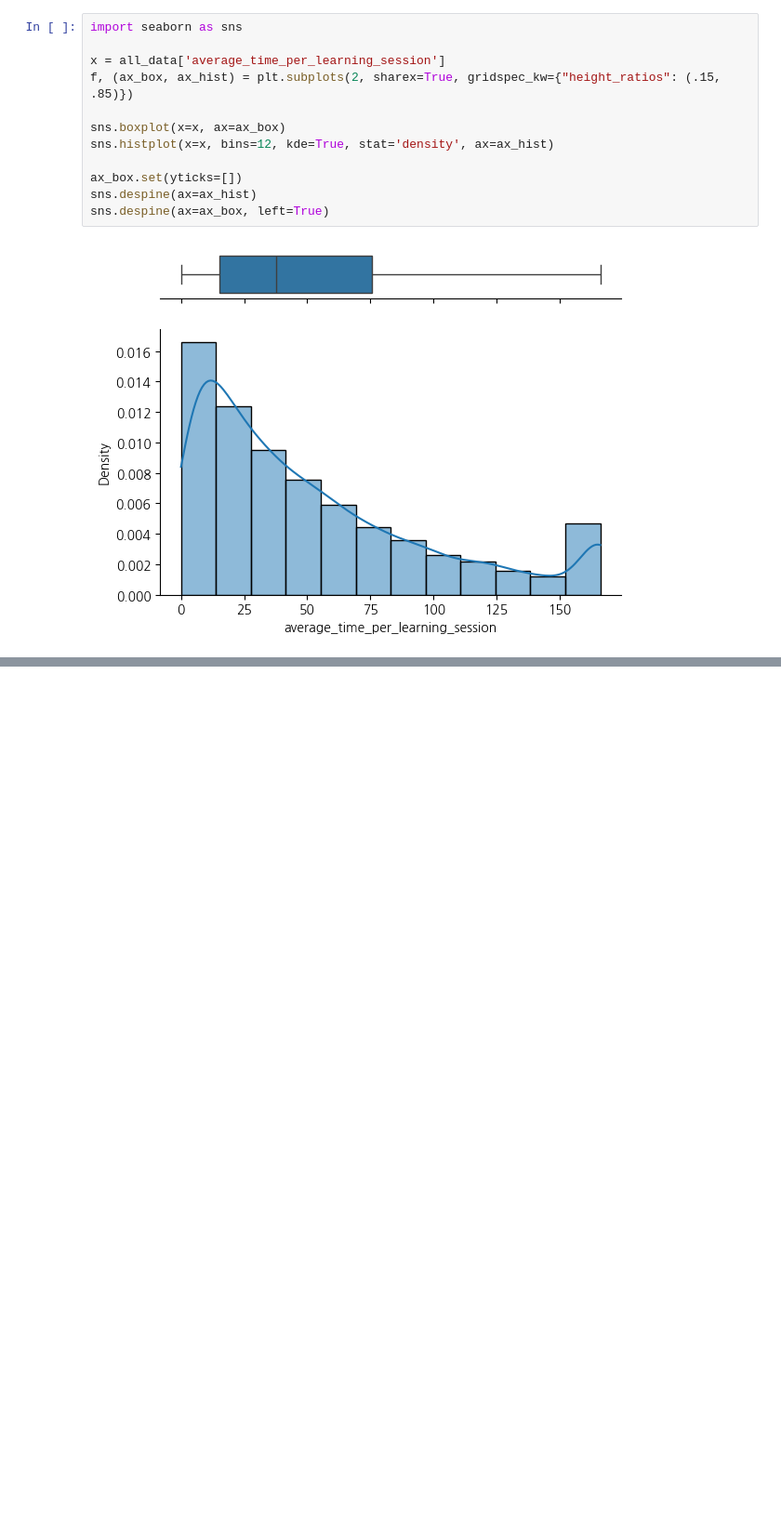
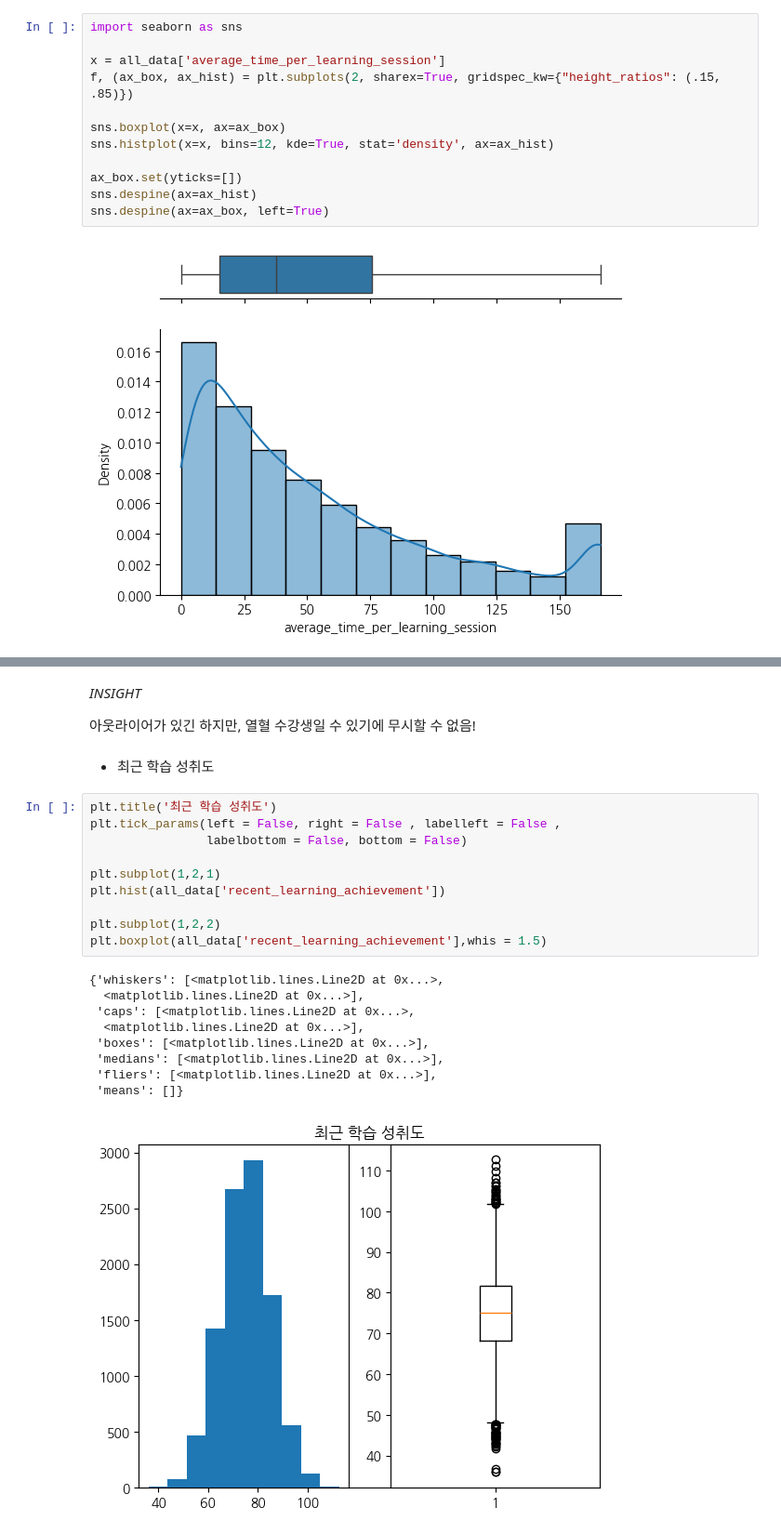
Before and after one commit to bobo-0/WASSUP4, a Jupyter notebook: 05_Data_Analysis/DA_Mini_Project.ipynb, the cells around one changed output, grey strips where cells are left out. Shown at 93% size. Drawn from its saved outputs; the diff is of its cells as text; blank space fills up the shorter version.

```diff
--- a/05_Data_Analysis/DA_Mini_Project.ipynb
+++ b/05_Data_Analysis/DA_Mini_Project.ipynb
@@ -326,0 +356,26 @@ sns.despine(ax=ax_box, left=True)
+# %% [markdown]
+*INSIGHT*
+
+아웃라이어가 있긴 하지만, 열혈 수강생일 수 있기에 무시할 수 없음!
+# %% [markdown]
+* 최근 학습 성취도
+# %%
+plt.title('최근 학습 성취도')
+plt.tick_params(left = False, right = False , labelleft = False ,
+                labelbottom = False, bottom = False)
+
+plt.subplot(1,2,1)
+plt.hist(all_data['recent_learning_achievement'])
+
+plt.subplot(1,2,2)
+plt.boxplot(all_data['recent_learning_achievement'],whis = 1.5)
+# %% [output]
+{'whiskers': [<matplotlib.lines.Line2D at 0x...>,
+  <matplotlib.lines.Line2D at 0x...>],
+ 'caps': [<matplotlib.lines.Line2D at 0x...>,
+  <matplotlib.lines.Line2D at 0x...>],
+ 'boxes': [<matplotlib.lines.Line2D at 0x...>],
+ 'medians': [<matplotlib.lines.Line2D at 0x...>],
+ 'fliers': [<matplotlib.lines.Line2D at 0x...>],
+ 'means': []}
+[figure, added]
```
Also changed, not shown: parts of 30 cells of this notebook.
